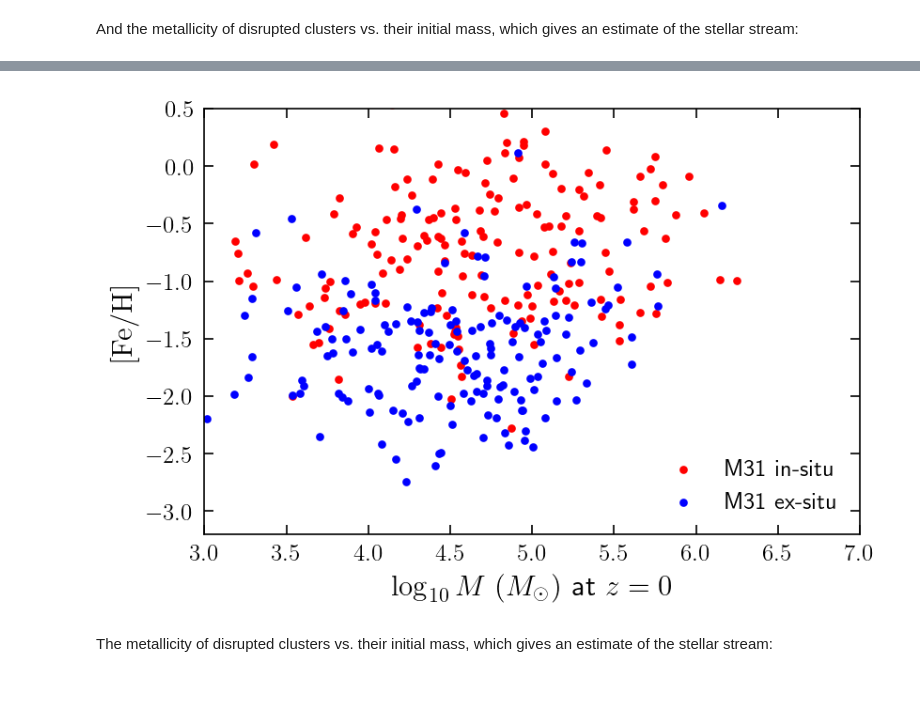
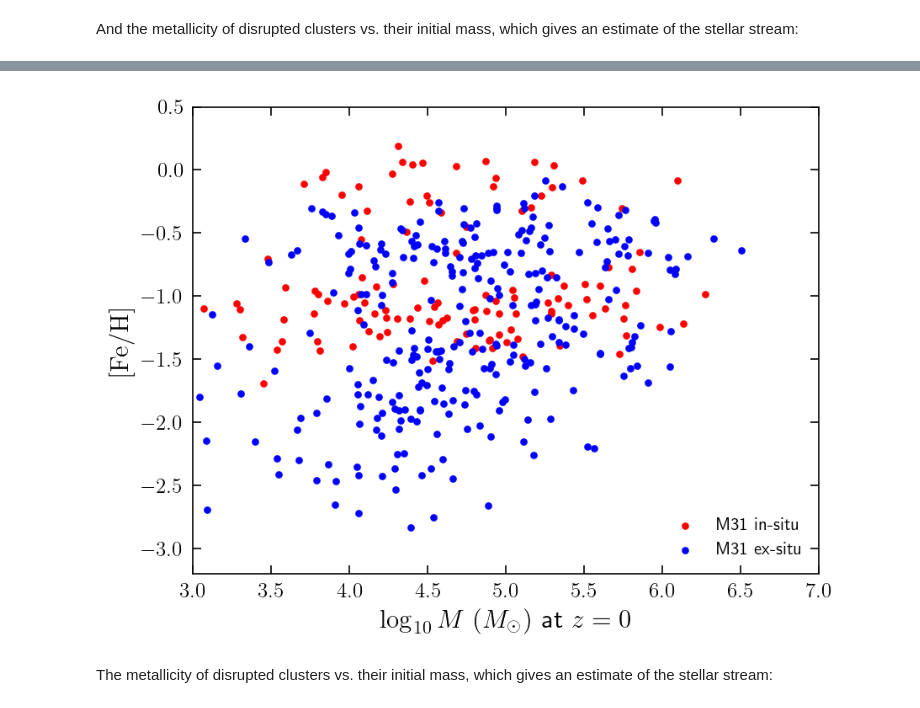
Before and after one commit to ognedin/gc_model_mw, a Jupyter notebook: gc_model_catalog.ipynb, the cells around one changed output, grey strips where cells are left out. Drawn from its saved outputs; the diff is of its cells as text; code cells hidden in the pictures.

```diff
--- a/gc_model_catalog.ipynb
+++ b/gc_model_catalog.ipynb
@@ -126,5 +123,5 @@ plt.legend(loc='lower right');
 # %%
-data_m31s = np.loadtxt('m31_like_4.0_0.5_lambda_survive.txt', dtype=dtype)
+data_m31s = np.loadtxt('m31_chen_gnedin_2023.txt', dtype=dtype)
 
-data_m31d = np.loadtxt('m31_like_4.0_0.5_lambda_disrupt.txt', dtype=dtype)
+data_m31d = np.loadtxt('m31_chen_gnedin_2023_disrupt.txt', dtype=dtype)
 # %%
@@ -142,23 +139,23 @@ Example below plots the GC mass at z=0 vs. metallicity for halo 474008:
 # %%
-hid = 474008
+hid = 532301
 
 # select survived clusters
-idx_in = np.where((data_m31s['origin'] < 0) & (data_m31s['halo_id'] == hid))[0]
-idx_ex = np.where((data_m31s['origin'] > 0) & (data_m31s['halo_id'] == hid))[0]
+idx_in = (data_m31s['host_id_accrete'] < 0) & (data_m31s['galaxy_id'] == hid)
+idx_ex = (data_m31s['host_id_accrete'] > 0) & (data_m31s['galaxy_id'] == hid)
 
 # plot clusters formed in-situ (in the central halo) as red
 plt.scatter(data_m31s['log_m_gc'][idx_in], data_m31s['feh'][idx_in], fc='r', s=10, label='M31 in-situ')
 
 # plot clusters formed ex-situ (in satellite galaxies) as blue
 plt.scatter(data_m31s['log_m_gc'][idx_ex], data_m31s['feh'][idx_ex], fc='b', s=10, label='M31 ex-situ')
 
 plt.xlabel(r'$\log_{10} M\ (M_\odot)$ at $z=0$')
 plt.ylabel(r'$\rm [Fe/H]$')
 plt.xlim(3, 7)
 plt.ylim(-3.2, 0.5)
 plt.legend(loc='lower right');
 # %% [output]
-[figure, old version]
+[figure, new version]
 # %% [markdown]
 The metallicity of disrupted clusters vs. their initial mass, which gives an estimate of the stellar stream:
 # %%
```
Also changed, not shown: parts of 13 cells of this notebook.
